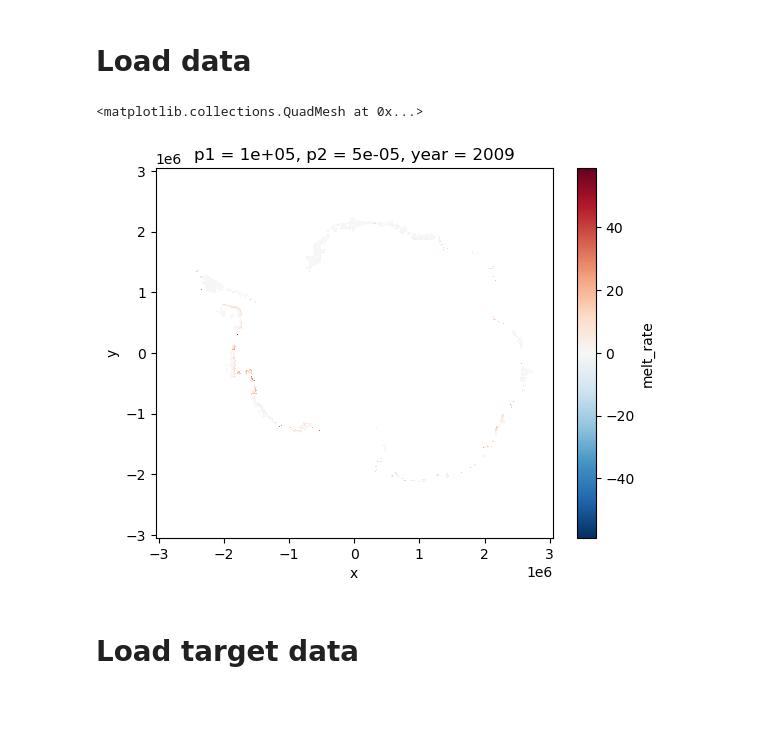
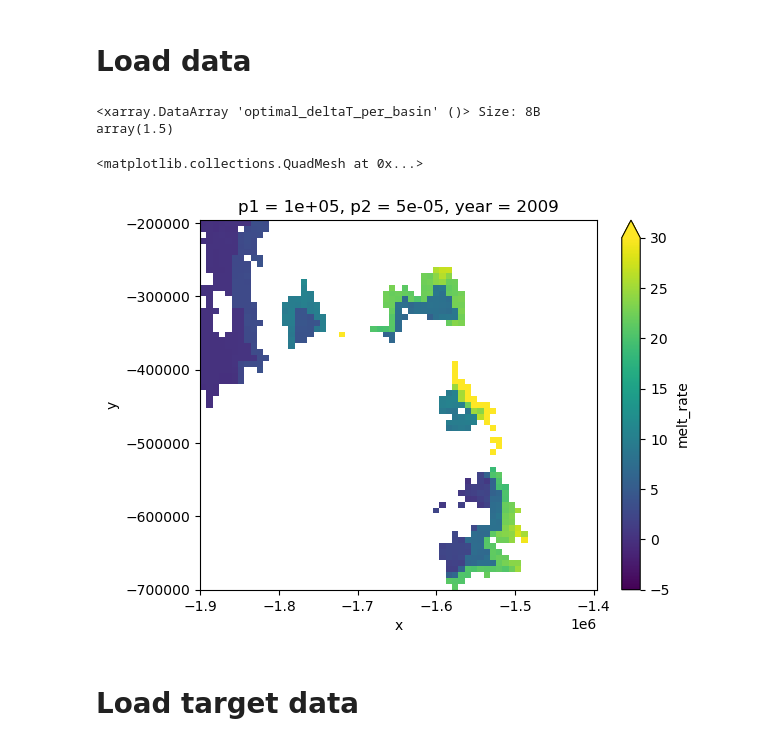
Before and after one commit to ismip/ismip7-antarctic-ocean-forcing, a Jupyter notebook: parameterisations/parameter_selection_pico_example.ipynb, the cells around one changed output. Drawn from its saved outputs; the diff is of its cells as text; code cells hidden in the pictures; blank space fills up the shorter version.

```diff
--- a/parameterisations/parameter_selection_pico_example.ipynb
+++ b/parameterisations/parameter_selection_pico_example.ipynb
@@ -43,7 +43,7 @@ pism_dutrieux_2012_ensemble = "pism_16_ismip7_picotest_Dutrieux_2012_initmip8km"
 # %%
 # Load ensembles
 
-deltaTrange = "pm05" # "pm1"
+deltaTrange = "pm15_all" # allow deltaT corrections of +-1.5 degree
 
 pd_ensemble = xr.load_dataset('Ensemble_'+pism_present_day_ensemble+'_optimaldeltaT_'+deltaTrange+'.nc', drop_variables=['timestamp'])
 mathiot_cold_ensemble = xr.load_dataset('Ensemble_'+pism_mathiot_cold_ensemble+'_optimaldeltaT_'+deltaTrange+'.nc', drop_variables=['timestamp'])
@@ -52,6 +52,11 @@ naughten_cold_ensemble = xr.load_dataset('Ensemble_'+pism_naughten_cold_ensemble
 naughten_warm_ensemble = xr.load_dataset('Ensemble_'+pism_naughten_warm_ensemble+'_optimaldeltaT_'+deltaTrange+'.nc', drop_variables=['timestamp'])
 dutrieux_2009_ensemble = xr.load_dataset('Ensemble_'+pism_dutrieux_2009_ensemble+'_optimaldeltaT_'+deltaTrange+'.nc', drop_variables=['timestamp'])
 dutrieux_2012_ensemble = xr.load_dataset('Ensemble_'+pism_dutrieux_2012_ensemble+'_optimaldeltaT_'+deltaTrange+'.nc', drop_variables=['timestamp'])
+# %%
+pd_ensemble.optimal_deltaT_per_basin.max()
+# %% [output]
+<xarray.DataArray 'optimal_deltaT_per_basin' ()> Size: 8B
+array(1.5)
 # %%
 # combine
 
@@ -73,10 +78,10 @@ obs_ensemble = obs_ensemble.assign_coords(year=[2009, 2012])
 invalid = np.isnan(pd_ensemble.optimal_deltaT_per_basin.mean('basin', skipna=False))
 # %%
 # Plot melt rates, e.g.
-obs_ensemble.sel(p1=0.1e6,p2=5e-5,year=2009).melt_rate.plot()
+obs_ensemble.sel(p1=0.1e6,p2=5e-5,year=2009).sel(x=slice(-1.9e6,-1.4e6), y=slice(-0.7e6,-0.2e6)).melt_rate.plot(vmin=-5, vmax=30)
 # %% [output]
 <matplotlib.collections.QuadMesh at 0x...>
-[figure, old version]
+[figure, new version]
 # %%
 # convert melt rates to kg/m2/a
 
```
Also changed, not shown: parts of 27 cells of this notebook, 1 other file.
